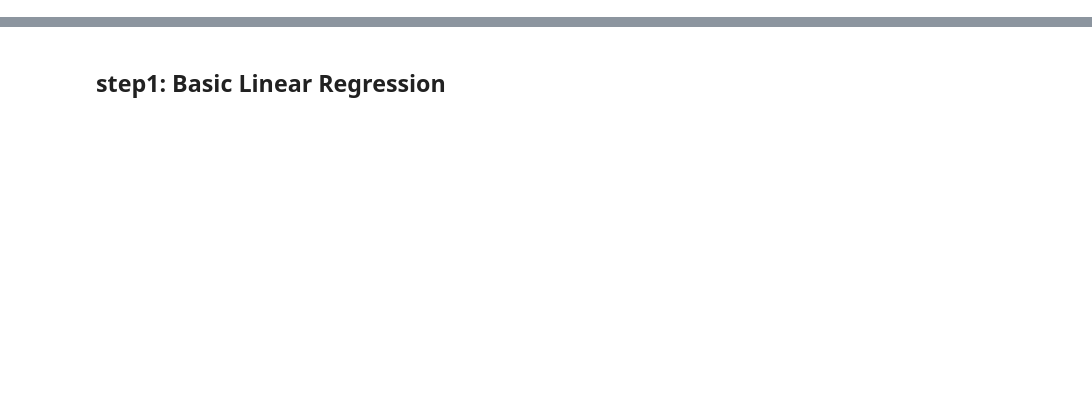
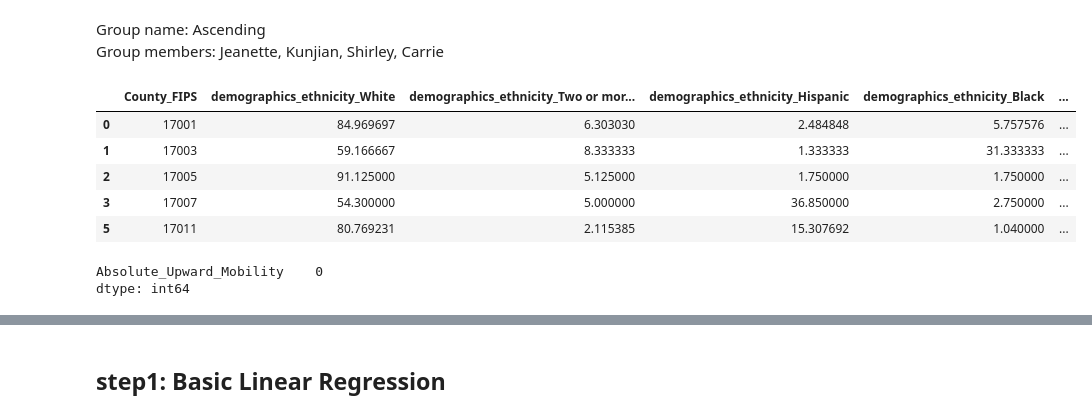
Before and after one commit to 0theinfinite/ascending, a Jupyter notebook: notebooks/regression.ipynb, the cells around one changed output, grey strips where cells are left out. Saved outputs shown, nothing was run; the diff lists cells and outputs as text; code cells hidden in the pictures; blank space fills up the shorter version.

```diff
--- a/notebooks/regression.ipynb
+++ b/notebooks/regression.ipynb
@@ -0,0 +1,3 @@
+# %% [markdown]
+Group name: Ascending
+Group members: Jeanette, Kunjian, Shirley, Carrie
@@ -0,0 +10,13 @@
+# %%
+path = r'E:\_UChicago\MACS30122\final-project-ascending\private'
+df_county = pd.read_csv(os.path.join(path, 'county_edu_mob.csv'))
+# drop if 'Absolute_Upward_Mobility' is missing
+df_county = df_county.dropna(subset=['Absolute_Upward_Mobility'])
+df_county.head()
+# %% [output]
+|  | County_FIPS | demographics_ethnicity_White | demographics_ethnicity_Two or mor... | demographics_ethnicity_Hispanic | demographics_ethnicity_Black | ... |
+| 0 | 17001 | 84.969697 | 6.303030 | 2.484848 | 5.757576 | ... |
+| 1 | 17003 | 59.166667 | 8.333333 | 1.333333 | 31.333333 | ... |
+| 2 | 17005 | 91.125000 | 5.125000 | 1.750000 | 1.750000 | ... |
+| 3 | 17007 | 54.300000 | 5.000000 | 36.850000 | 2.750000 | ... |
+| 5 | 17011 | 80.769231 | 2.115385 | 15.307692 | 1.040000 | ... |
@@ -0,0 +31,7 @@
+# %%
+y = df_county[['Absolute_Upward_Mobility', 'County_FIPS']].set_index('County_FIPS')
+y = y.astype('float64')
+y.isna().sum()
+# %% [output]
+Absolute_Upward_Mobility    0
+dtype: int64
```
Also changed, not shown: parts of 12 cells of this notebook.
